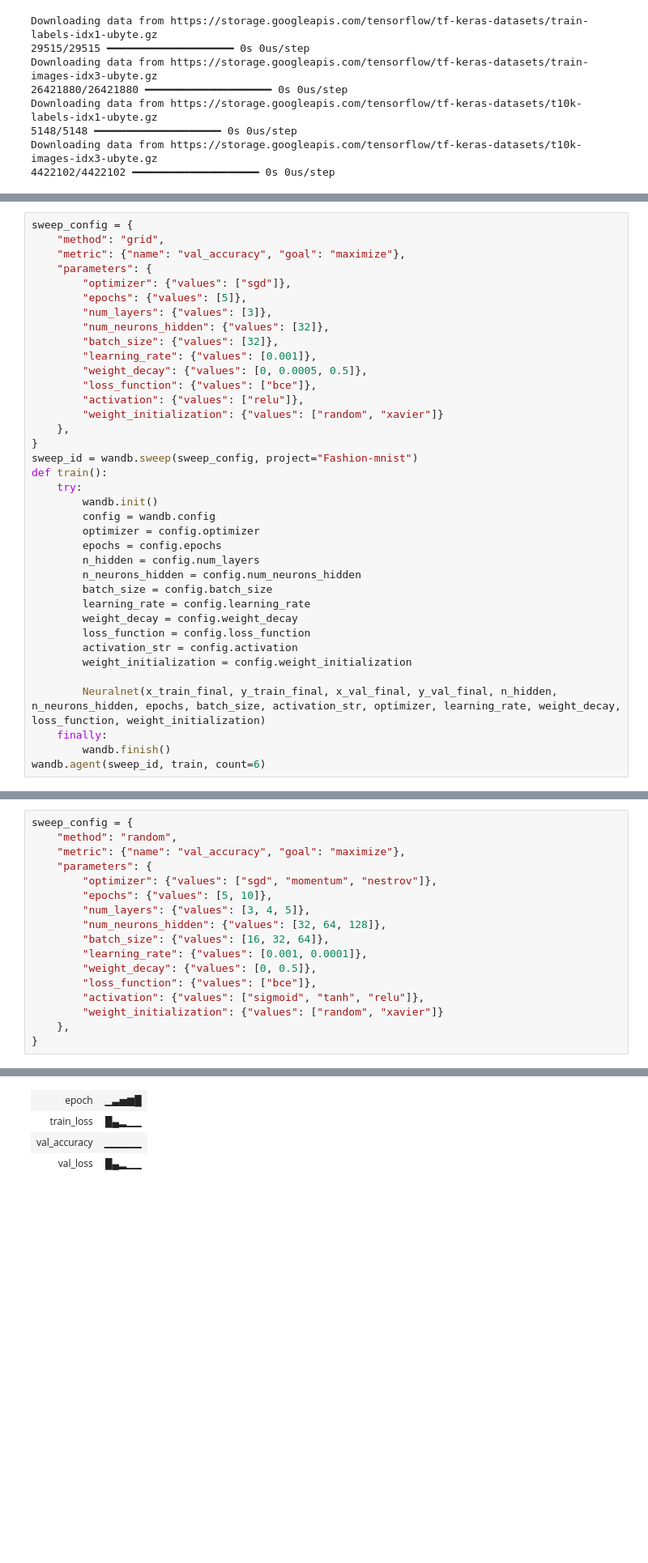
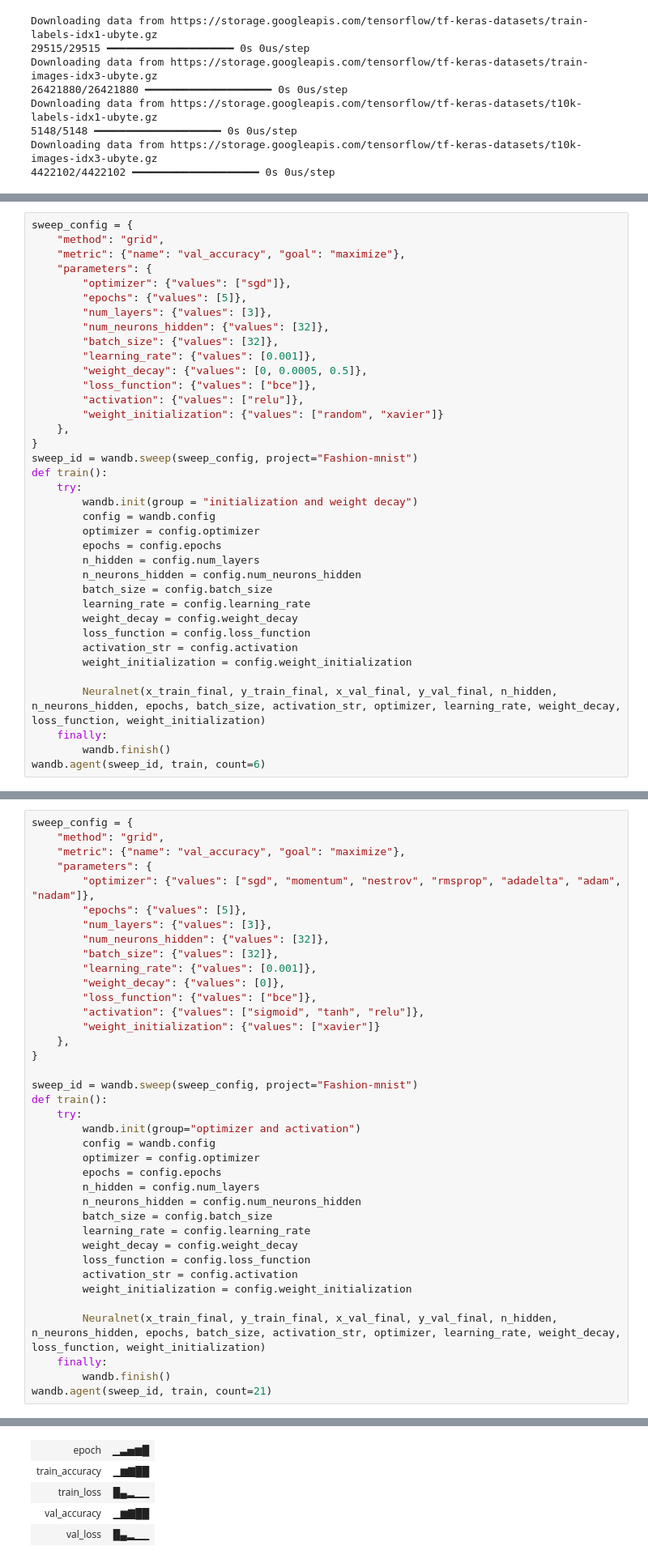
Before and after one commit to Sai-sakunthala/Assignment1, a Jupyter notebook: Assignment1.ipynb, the cells around one changed output, grey strips where cells are left out. Shown at 81% size. Drawn from its saved outputs; the diff is of its cells as text; blank space fills up the shorter version.

```diff
--- a/Assignment1.ipynb
+++ b/Assignment1.ipynb
@@ -505,7 +513,7 @@ sweep_config = {
 sweep_id = wandb.sweep(sweep_config, project="Fashion-mnist")
 def train():
     try:
-        wandb.init()
+        wandb.init(group = "initialization and weight decay")
         config = wandb.config
         optimizer = config.optimizer
         epochs = config.epochs
@@ -556,18 +533,39 @@ Run history:
 # %%
 sweep_config = {
-    "method": "random",
+    "method": "grid",
     "metric": {"name": "val_accuracy", "goal": "maximize"},
     "parameters": {
-        "optimizer": {"values": ["sgd", "momentum", "nestrov"]},
-        "epochs": {"values": [5, 10]},
-        "num_layers": {"values": [3, 4, 5]},
-        "num_neurons_hidden": {"values": [32, 64, 128]},
-        "batch_size": {"values": [16, 32, 64]},
-        "learning_rate": {"values": [0.001, 0.0001]},
-        "weight_decay": {"values": [0, 0.5]},
+        "optimizer": {"values": ["sgd", "momentum", "nestrov", "rmsprop", "adadelta", "adam", "nadam"]},
+        "epochs": {"values": [5]},
+        "num_layers": {"values": [3]},
+        "num_neurons_hidden": {"values": [32]},
+        "batch_size": {"values": [32]},
+        "learning_rate": {"values": [0.001]},
+        "weight_decay": {"values": [0]},
         "loss_function": {"values": ["bce"]},
         "activation": {"values": ["sigmoid", "tanh", "relu"]},
-        "weight_initialization": {"values": ["random", "xavier"]}
+        "weight_initialization": {"values": ["xavier"]}
     },
 }
+
+sweep_id = wandb.sweep(sweep_config, project="Fashion-mnist")
+def train():
+    try:
+        wandb.init(group="optimizer and activation")
+        config = wandb.config
+        optimizer = config.optimizer
+        epochs = config.epochs
+        n_hidden = config.num_layers
+        n_neurons_hidden = config.num_neurons_hidden
+        batch_size = config.batch_size
+        learning_rate = config.learning_rate
+        weight_decay = config.weight_decay
+        loss_function = config.loss_function
+        activation_str = config.activation
+        weight_initialization = config.weight_initialization
+
+        Neuralnet(x_train_final, y_train_final, x_val_final, y_val_final, n_hidden, n_neurons_hidden, epochs, batch_size, activation_str, optimizer, learning_rate, weight_decay, loss_function, weight_initialization)
+    finally:
+        wandb.finish()
+wandb.agent(sweep_id, train, count=21)
 # %% [output]
@@ -594,4 +594,5 @@ Run history:
 | epoch | ▁▃▅▆█ |
+| train_accuracy | ▁▆▇██ |
 | train_loss | █▄▂▁▁ |
-| val_accuracy | ▁▁▁▁▁ |
+| val_accuracy | ▁▆▇██ |
 | val_loss | █▄▂▁▁ |
```
Also changed, not shown: parts of 10 cells of this notebook.
